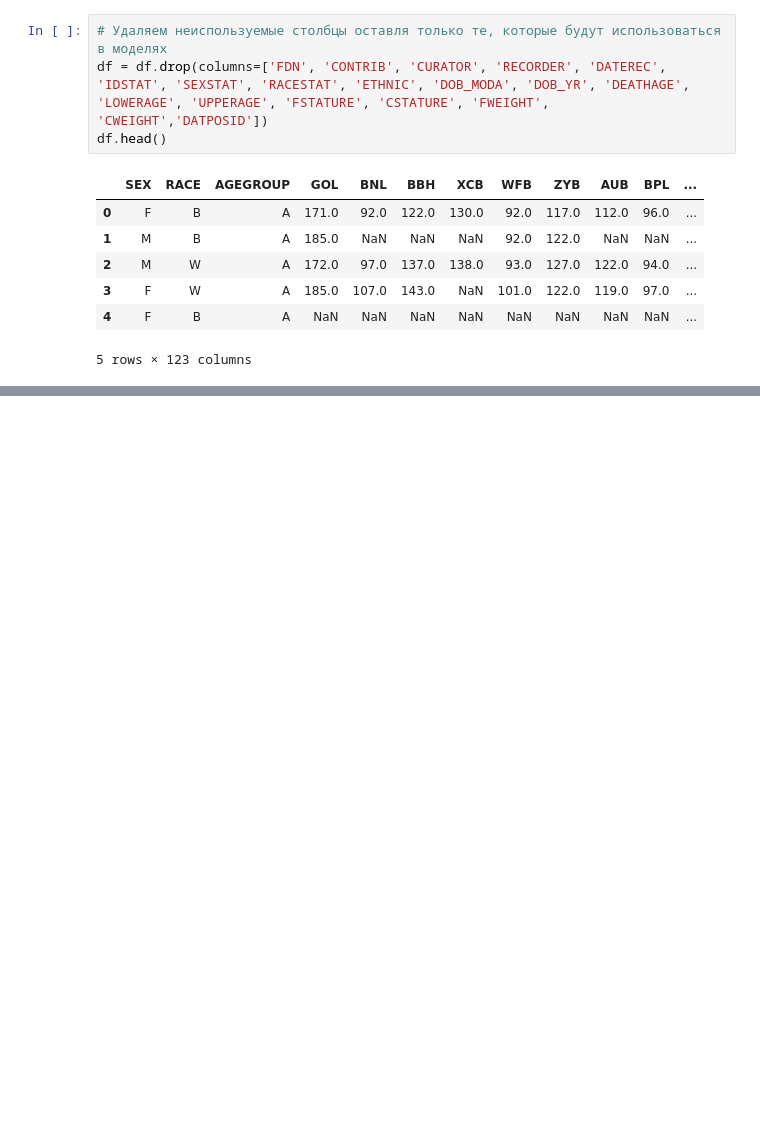
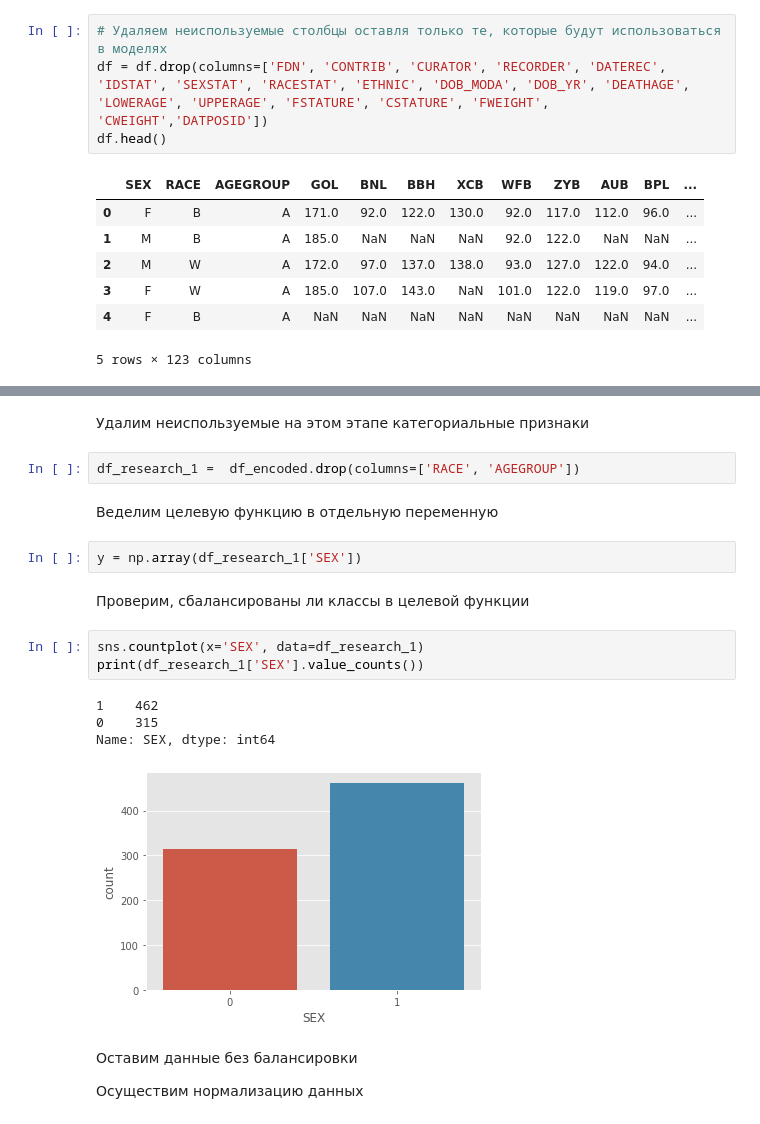
Before and after one commit to alexmal2804/hwds, a Jupyter notebook: course_project_1.ipynb, the cells around one changed output, grey strips where cells are left out. Saved outputs shown, nothing was run; the diff lists cells and outputs as text; blank space fills up the shorter version.

```diff
--- a/course_project_1.ipynb
+++ b/course_project_1.ipynb
@@ -70,0 +228,23 @@ df.head()
+# %% [markdown]
+Удалим неиспользуемые на этом этапе категориальные признаки
+# %%
+df_research_1 =  df_encoded.drop(columns=['RACE', 'AGEGROUP'])
+# %% [markdown]
+Веделим целевую функцию в отдельную переменную
+# %%
+y = np.array(df_research_1['SEX'])
+# %% [markdown]
+Проверим, сбалансированы ли классы в целевой функции
+# %%
+sns.countplot(x='SEX', data=df_research_1)
+print(df_research_1['SEX'].value_counts())
+# %% [output]
+1    462
+0    315
+Name: SEX, dtype: int64
+[figure, added]
+# %% [markdown]
+
+Оставим данные без балансировки
+
+Осуществим нормализацию данных
```
Also changed, not shown: parts of 82 cells of this notebook.
